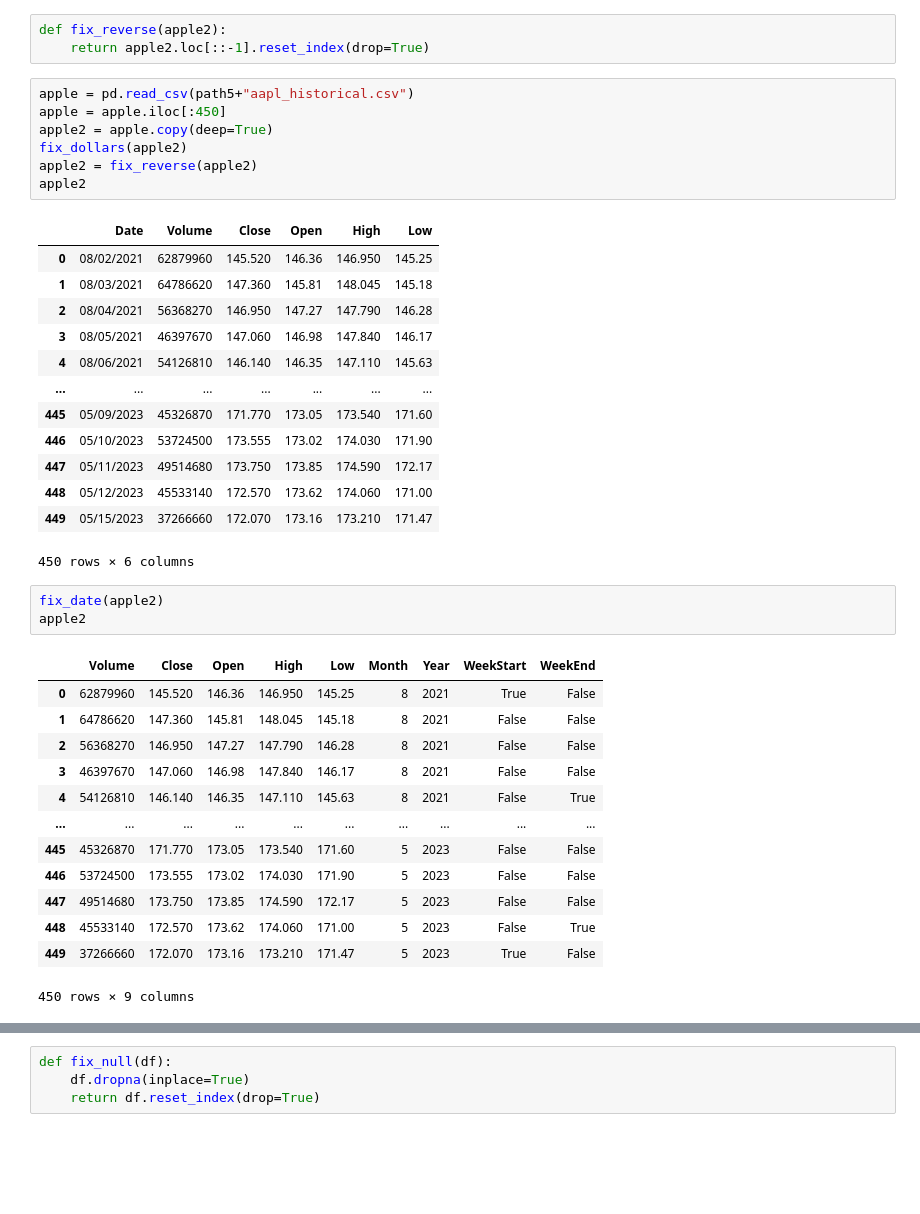
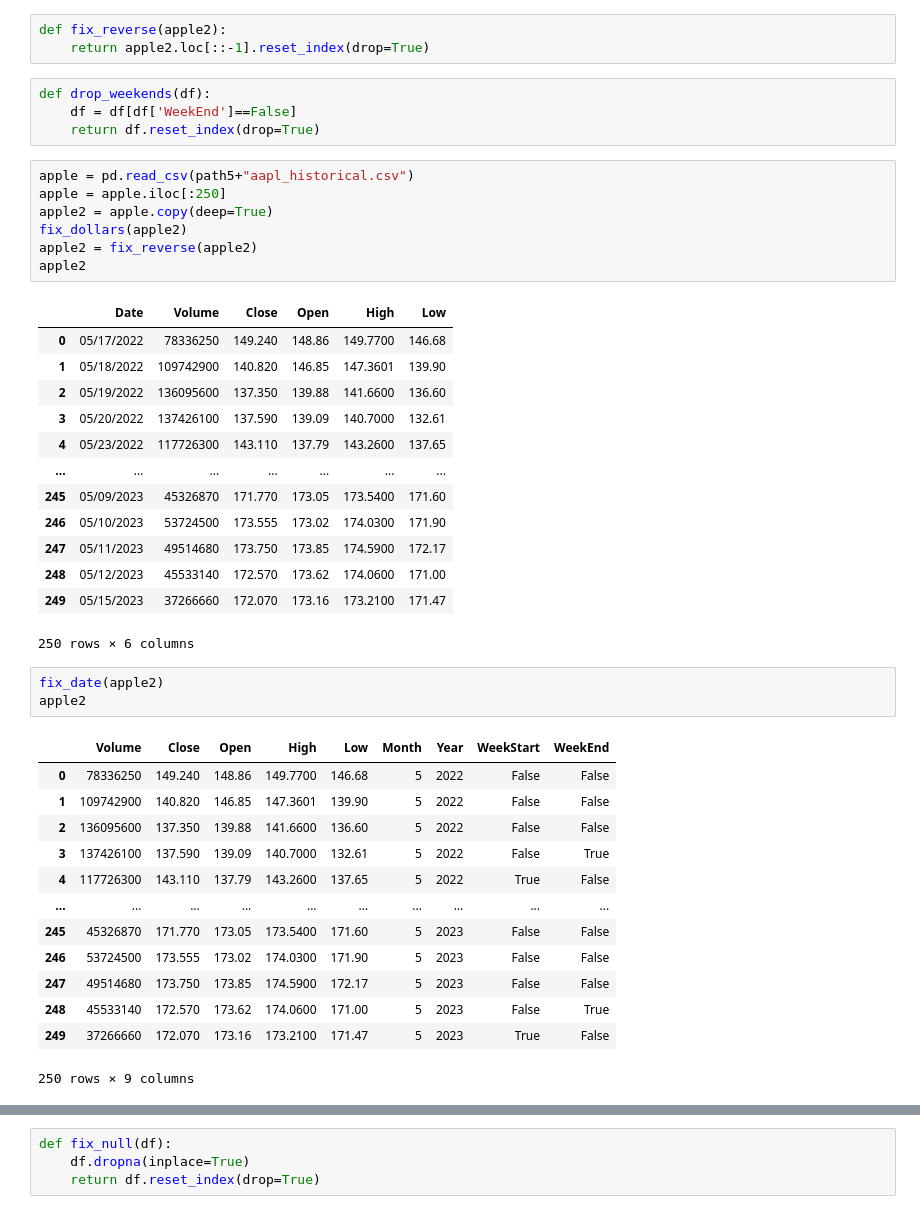
Before and after one commit to PhillipFeldman/StocksAI, a Jupyter notebook: Improve_Model2.ipynb, the cells around one changed output, grey strips where cells are left out. Cells and saved outputs as stored; diff of their text form; blank space fills up the shorter version.

```diff
--- a/Improve_Model2.ipynb
+++ b/Improve_Model2.ipynb
@@ -153,44 +153,48 @@ def drop_future(df,KF):
 # %%
 def fix_reverse(apple2):
     return apple2.loc[::-1].reset_index(drop=True)
+# %%
+def drop_weekends(df):
+    df = df[df['WeekEnd']==False]
+    return df.reset_index(drop=True)
 # %%
 apple = pd.read_csv(path5+"aapl_historical.csv")
-apple = apple.iloc[:450]
+apple = apple.iloc[:250]
 apple2 = apple.copy(deep=True)
 fix_dollars(apple2)
 apple2 = fix_reverse(apple2)
 apple2
 # %% [output]
 |  | Date | Volume | Close | Open | High | Low |
-| 0 | 08/02/2021 | 62879960 | 145.520 | 146.36 | 146.950 | 145.25 |
-| 1 | 08/03/2021 | 64786620 | 147.360 | 145.81 | 148.045 | 145.18 |
-| 2 | 08/04/2021 | 56368270 | 146.950 | 147.27 | 147.790 | 146.28 |
-| 3 | 08/05/2021 | 46397670 | 147.060 | 146.98 | 147.840 | 146.17 |
-| 4 | 08/06/2021 | 54126810 | 146.140 | 146.35 | 147.110 | 145.63 |
+| 0 | 05/17/2022 | 78336250 | 149.240 | 148.86 | 149.7700 | 146.68 |
+| 1 | 05/18/2022 | 109742900 | 140.820 | 146.85 | 147.3601 | 139.90 |
+| 2 | 05/19/2022 | 136095600 | 137.350 | 139.88 | 141.6600 | 136.60 |
+| 3 | 05/20/2022 | 137426100 | 137.590 | 139.09 | 140.7000 | 132.61 |
+| 4 | 05/23/2022 | 117726300 | 143.110 | 137.79 | 143.2600 | 137.65 |
 | ... | ... | ... | ... | ... | ... | ... |
-| 445 | 05/09/2023 | 45326870 | 171.770 | 173.05 | 173.540 | 171.60 |
-| 446 | 05/10/2023 | 53724500 | 173.555 | 173.02 | 174.030 | 171.90 |
-| 447 | 05/11/2023 | 49514680 | 173.750 | 173.85 | 174.590 | 172.17 |
-| 448 | 05/12/2023 | 45533140 | 172.570 | 173.62 | 174.060 | 171.00 |
-| 449 | 05/15/2023 | 37266660 | 172.070 | 173.16 | 173.210 | 171.47 |
+| 245 | 05/09/2023 | 45326870 | 171.770 | 173.05 | 173.5400 | 171.60 |
+| 246 | 05/10/2023 | 53724500 | 173.555 | 173.02 | 174.0300 | 171.90 |
+| 247 | 05/11/2023 | 49514680 | 173.750 | 173.85 | 174.5900 | 172.17 |
+| 248 | 05/12/2023 | 45533140 | 172.570 | 173.62 | 174.0600 | 171.00 |
+| 249 | 05/15/2023 | 37266660 | 172.070 | 173.16 | 173.2100 | 171.47 |
-450 rows × 6 columns
+250 rows × 6 columns
 # %%
 fix_date(apple2)
 apple2
 # %% [output]
 |  | Volume | Close | Open | High | Low | Month | Year | WeekStart | WeekEnd |
-| 0 | 62879960 | 145.520 | 146.36 | 146.950 | 145.25 | 8 | 2021 | True | False |
-| 1 | 64786620 | 147.360 | 145.81 | 148.045 | 145.18 | 8 | 2021 | False | False |
-| 2 | 56368270 | 146.950 | 147.27 | 147.790 | 146.28 | 8 | 2021 | False | False |
-| 3 | 46397670 | 147.060 | 146.98 | 147.840 | 146.17 | 8 | 2021 | False | False |
-| 4 | 54126810 | 146.140 | 146.35 | 147.110 | 145.63 | 8 | 2021 | False | True |
+| 0 | 78336250 | 149.240 | 148.86 | 149.7700 | 146.68 | 5 | 2022 | False | False |
+| 1 | 109742900 | 140.820 | 146.85 | 147.3601 | 139.90 | 5 | 2022 | False | False |
+| 2 | 136095600 | 137.350 | 139.88 | 141.6600 | 136.60 | 5 | 2022 | False | False |
+| 3 | 137426100 | 137.590 | 139.09 | 140.7000 | 132.61 | 5 | 2022 | False | True |
+| 4 | 117726300 | 143.110 | 137.79 | 143.2600 | 137.65 | 5 | 2022 | True | False |
 | ... | ... | ... | ... | ... | ... | ... | ... | ... | ... |
-| 445 | 45326870 | 171.770 | 173.05 | 173.540 | 171.60 | 5 | 2023 | False | False |
-| 446 | 53724500 | 173.555 | 173.02 | 174.030 | 171.90 | 5 | 2023 | False | False |
-| 447 | 49514680 | 173.750 | 173.85 | 174.590 | 172.17 | 5 | 2023 | False | False |
-| 448 | 45533140 | 172.570 | 173.62 | 174.060 | 171.00 | 5 | 2023 | False | True |
-| 449 | 37266660 | 172.070 | 173.16 | 173.210 | 171.47 | 5 | 2023 | True | False |
+| 245 | 45326870 | 171.770 | 173.05 | 173.5400 | 171.60 | 5 | 2023 | False | False |
+| 246 | 53724500 | 173.555 | 173.02 | 174.0300 | 171.90 | 5 | 2023 | False | False |
+| 247 | 49514680 | 173.750 | 173.85 | 174.5900 | 172.17 | 5 | 2023 | False | False |
+| 248 | 45533140 | 172.570 | 173.62 | 174.0600 | 171.00 | 5 | 2023 | False | True |
+| 249 | 37266660 | 172.070 | 173.16 | 173.2100 | 171.47 | 5 | 2023 | True | False |
-450 rows × 9 columns
+250 rows × 9 columns
 # %%
 df = fix_shift(apple2,KP,KF)
 df
```
Also changed, not shown: parts of 26 cells of this notebook, 1 other file.
